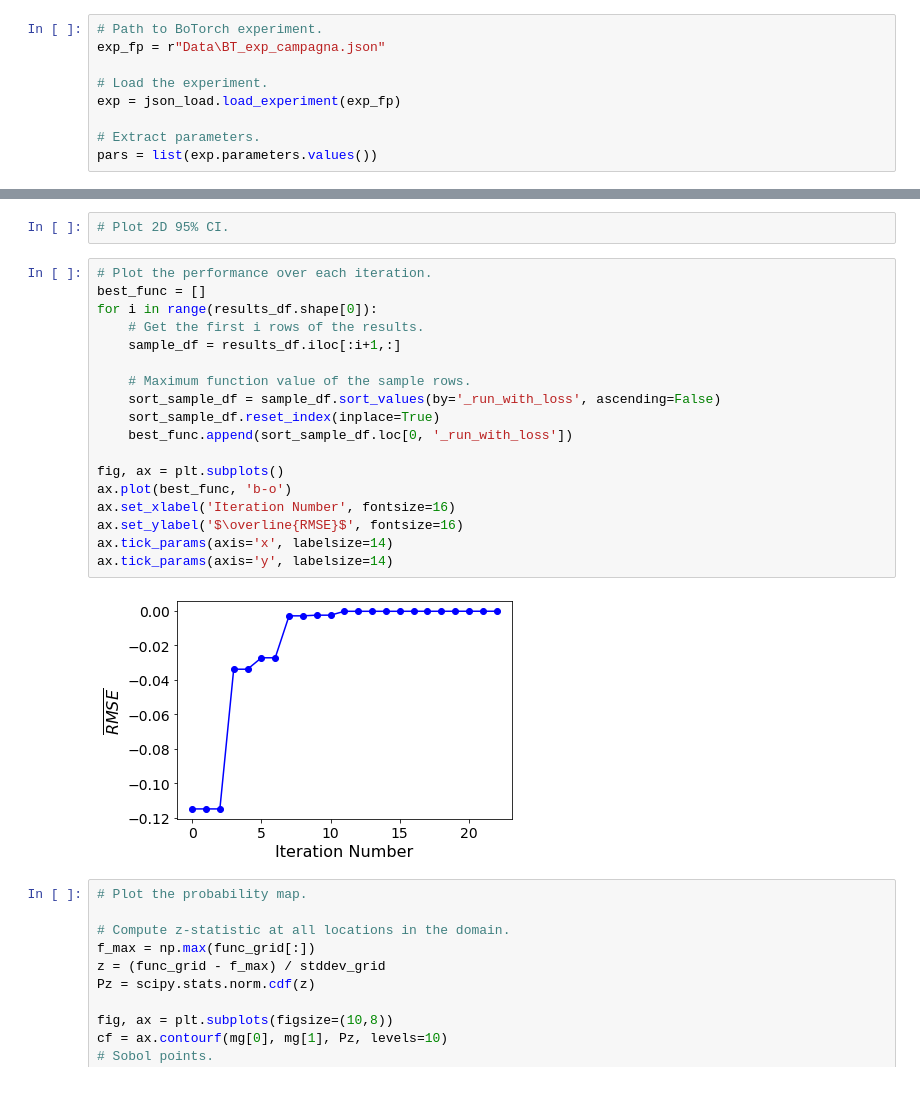
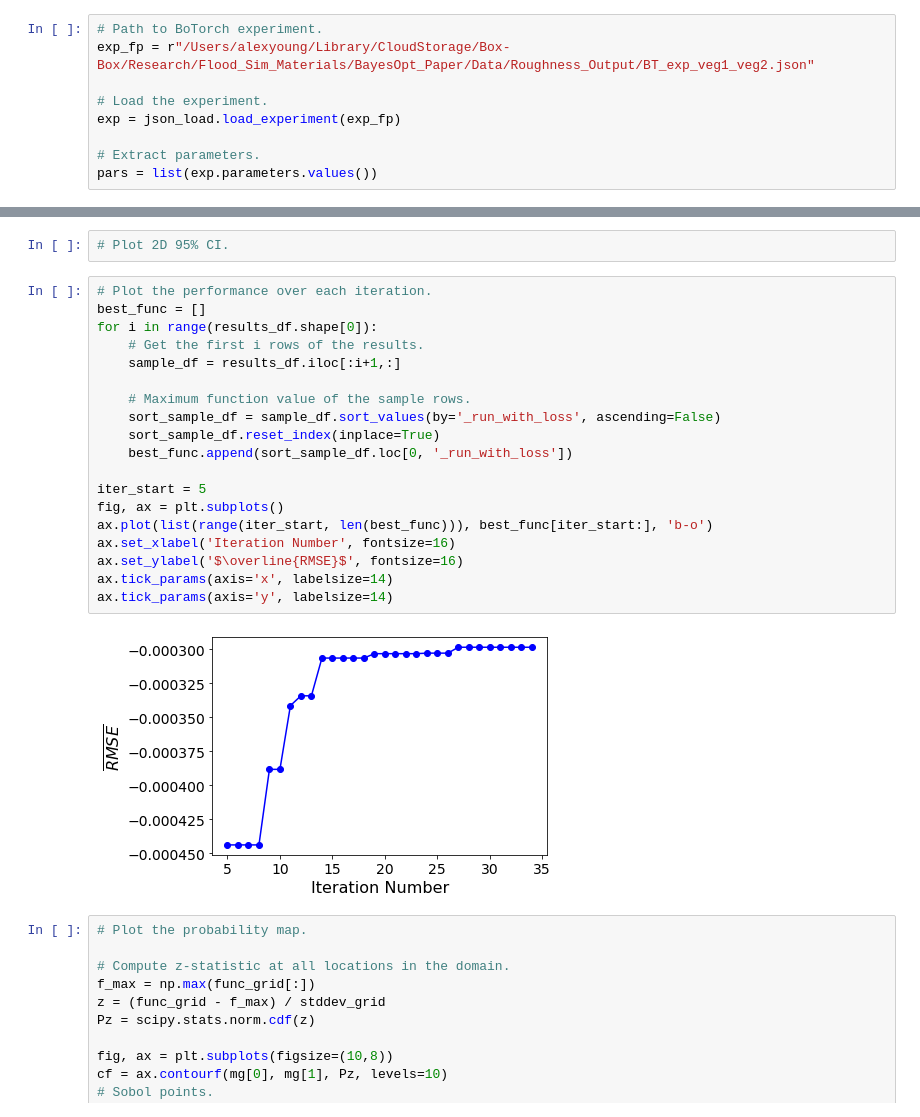
Before and after one commit to alex-l-young/rasopt, a Jupyter notebook: examples/plot_botorch_model.ipynb, the cells around one changed output, grey strips where cells are left out. Cells and saved outputs as stored; diff of their text form.

```diff
--- a/examples/plot_botorch_model.ipynb
+++ b/examples/plot_botorch_model.ipynb
@@ -14,7 +14,7 @@ import numpy as np
 import scipy
 # %%
 # Path to BoTorch experiment.
-exp_fp = r"Data\BT_exp_campagna.json"
+exp_fp = r"/Users/alexyoung/Library/CloudStorage/Box-Box/Research/Flood_Sim_Materials/BayesOpt_Paper/Data/Roughness_Output/BT_exp_veg1_veg2.json"
 
 # Load the experiment.
 exp = json_load.load_experiment(exp_fp)
@@ -168,23 +204,24 @@ IndexError: index 1 is out of bounds for axis 1 with size 1
 # %%
 # Plot the performance over each iteration.
 best_func = []
 for i in range(results_df.shape[0]):
     # Get the first i rows of the results.
     sample_df = results_df.iloc[:i+1,:]
 
     # Maximum function value of the sample rows.
     sort_sample_df = sample_df.sort_values(by='_run_with_loss', ascending=False)
     sort_sample_df.reset_index(inplace=True)
     best_func.append(sort_sample_df.loc[0, '_run_with_loss'])
 
+iter_start = 5
 fig, ax = plt.subplots()
-ax.plot(best_func, 'b-o')
+ax.plot(list(range(iter_start, len(best_func))), best_func[iter_start:], 'b-o')
 ax.set_xlabel('Iteration Number', fontsize=16)
 ax.set_ylabel('$\overline{RMSE}$', fontsize=16)
 ax.tick_params(axis='x', labelsize=14)
 ax.tick_params(axis='y', labelsize=14)
 # %% [output]
-[figure, old version]
+[figure, new version]
 # %%
 # Plot the probability map.
 
```
Also changed, not shown: parts of 3 cells of this notebook.
